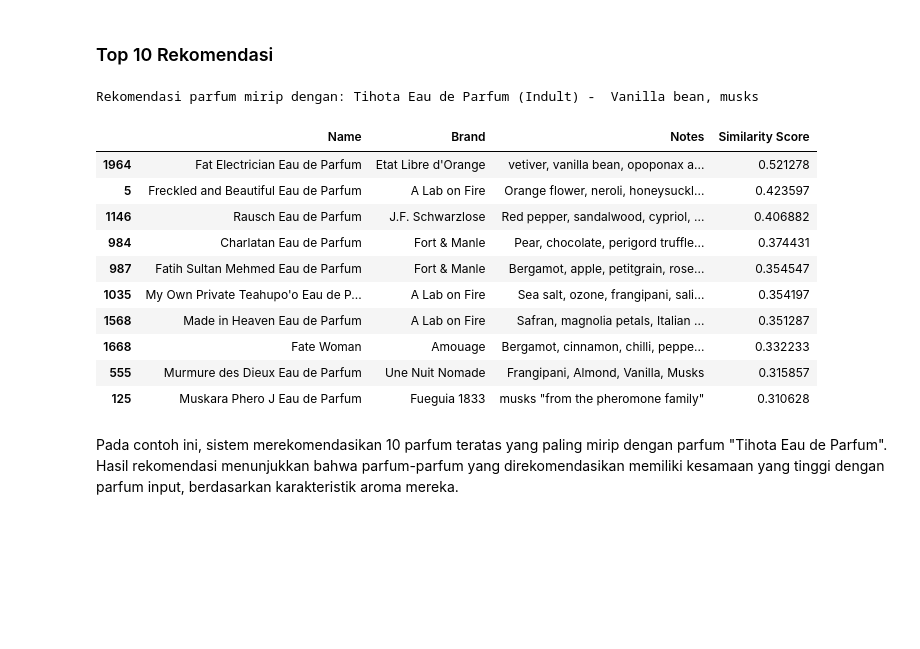
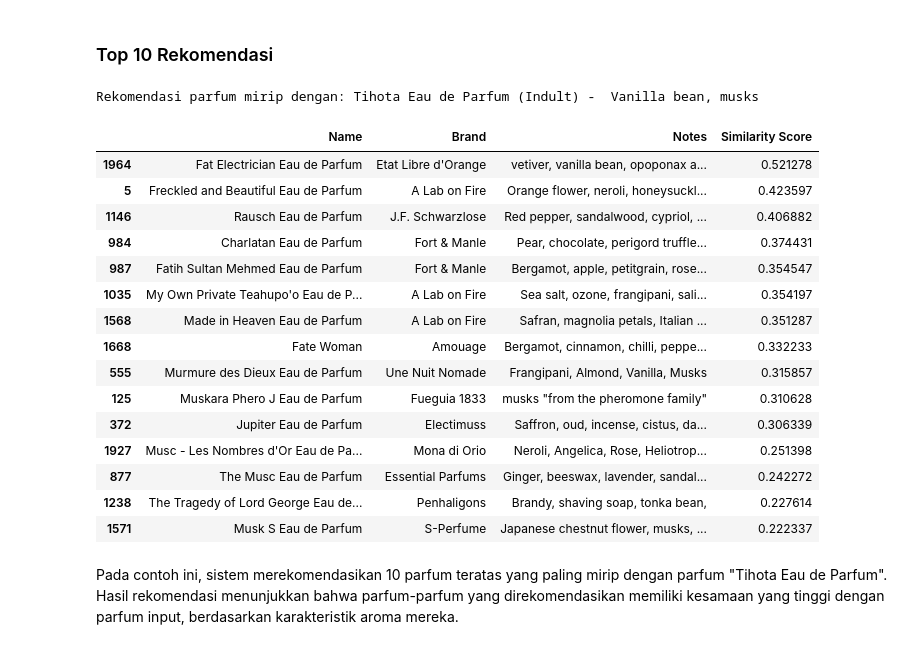
Before and after one commit to ardanngrha/perfume-recommendation-system, a Jupyter notebook: notebook.ipynb, the cells around one changed output. Saved outputs shown, nothing was run; the diff lists cells and outputs as text; code cells hidden in the pictures; blank space fills up the shorter version.

```diff
--- a/notebook.ipynb
+++ b/notebook.ipynb
@@ -339,27 +339,32 @@ def recommend_perfume(name, top_n=5):
 # %%
 name = "Tihota Eau de Parfum"
 brand = df[df['Name'].str.lower() == name.lower()]['Brand'].values[0]
 notes = df[df['Name'].str.lower() == name.lower()]['Notes'].values[0]
-recommendations, scores = recommend_perfume(name, top_n=10)
+recommendations, scores = recommend_perfume(name, top_n=15)
 
 # gabungkan hasil rekomendasi dengan skor similarity
 recommendations['Similarity Score'] = scores
 
 print(f"\nRekomendasi parfum mirip dengan: {name} ({brand}) - {notes}")
 recommendations
 # %% [output]
 Rekomendasi parfum mirip dengan: Tihota Eau de Parfum (Indult) -  Vanilla bean, musks
 |  | Name | Brand | Notes | Similarity Score |
 | 1964 | Fat Electrician Eau de Parfum | Etat Libre d'Orange | vetiver, vanilla bean, opoponax a... | 0.521278 |
 | 5 | Freckled and Beautiful Eau de Parfum | A Lab on Fire | Orange flower, neroli, honeysuckl... | 0.423597 |
 | 1146 | Rausch Eau de Parfum | J.F. Schwarzlose | Red pepper, sandalwood, cypriol, ... | 0.406882 |
 | 984 | Charlatan Eau de Parfum | Fort & Manle | Pear, chocolate, perigord truffle... | 0.374431 |
 | 987 | Fatih Sultan Mehmed Eau de Parfum | Fort & Manle | Bergamot, apple, petitgrain, rose... | 0.354547 |
 | 1035 | My Own Private Teahupo'o Eau de P... | A Lab on Fire | Sea salt, ozone, frangipani, sali... | 0.354197 |
 | 1568 | Made in Heaven Eau de Parfum | A Lab on Fire | Safran, magnolia petals, Italian ... | 0.351287 |
 | 1668 | Fate Woman | Amouage | Bergamot, cinnamon, chilli, peppe... | 0.332233 |
 | 555 | Murmure des Dieux Eau de Parfum | Une Nuit Nomade | Frangipani, Almond, Vanilla, Musks | 0.315857 |
 | 125 | Muskara Phero J Eau de Parfum | Fueguia 1833 | musks "from the pheromone family" | 0.310628 |
+| 372 | Jupiter Eau de Parfum | Electimuss | Saffron, oud, incense, cistus, da... | 0.306339 |
+| 1927 | Musc - Les Nombres d'Or Eau de Pa... | Mona di Orio | Neroli, Angelica, Rose, Heliotrop... | 0.251398 |
+| 877 | The Musc Eau de Parfum | Essential Parfums | Ginger, beeswax, lavender, sandal... | 0.242272 |
+| 1238 | The Tragedy of Lord George Eau de... | Penhaligons | Brandy, shaving soap, tonka bean, | 0.227614 |
+| 1571 | Musk S Eau de Parfum | S-Perfume | Japanese chestnut flower, musks, ... | 0.222337 |
 # %% [markdown]
 Pada contoh ini, sistem merekomendasikan 10 parfum teratas yang paling mirip dengan parfum "Tihota Eau de Parfum". Hasil rekomendasi menunjukkan bahwa parfum-parfum yang direkomendasikan memiliki kesamaan yang tinggi dengan parfum input, berdasarkan karakteristik aroma mereka.
 # %% [markdown]
```
Also changed, not shown: parts of 14 cells of this notebook, 1 other file.
